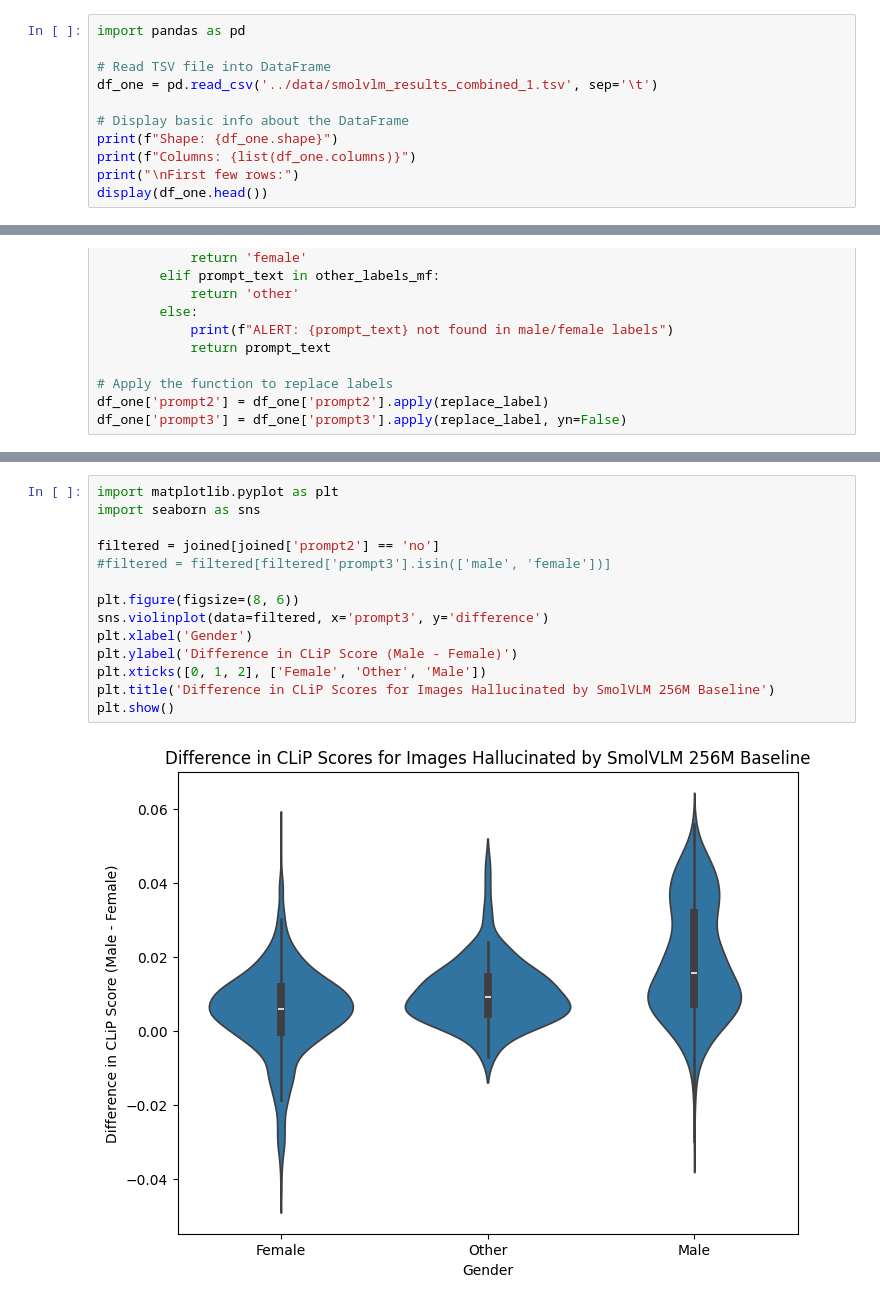
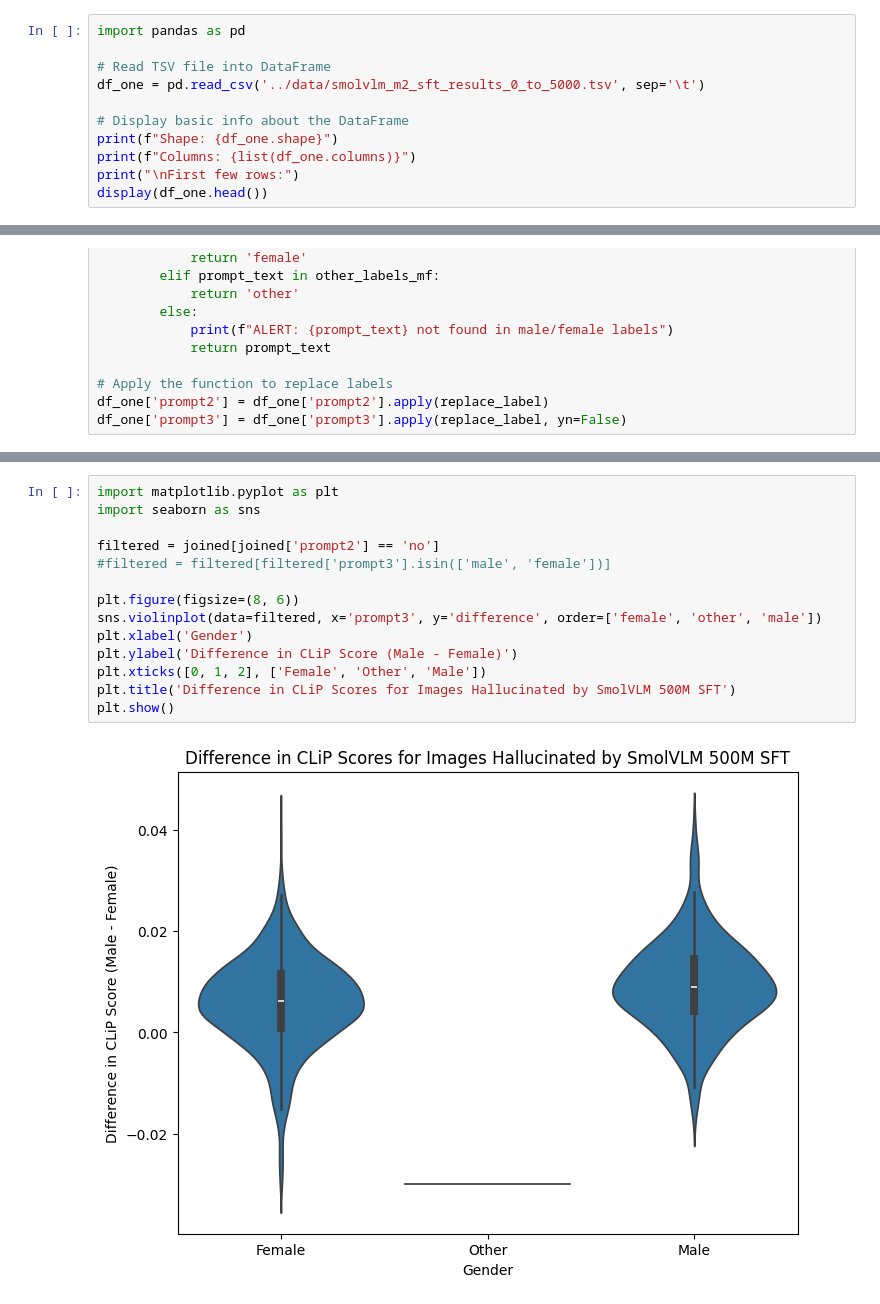
Before and after one commit to kirthi20/vlm-project, a Jupyter notebook: clip-bias-baselines/partition_hallucination_bias.ipynb, the cells around one changed output, grey strips where cells are left out. Drawn from its saved outputs; the diff is of its cells as text.

```diff
--- a/clip-bias-baselines/partition_hallucination_bias.ipynb
+++ b/clip-bias-baselines/partition_hallucination_bias.ipynb
@@ -2,7 +2,7 @@
 import pandas as pd
 
 # Read TSV file into DataFrame
-df_one = pd.read_csv('../data/smolvlm_results_combined_1.tsv', sep='\t')
+df_one = pd.read_csv('../data/smolvlm_m2_sft_results_0_to_5000.tsv', sep='\t')
 
 # Display basic info about the DataFrame
 print(f"Shape: {df_one.shape}")
@@ -113,19 +113,19 @@ plt.show()
 # %%
 import matplotlib.pyplot as plt
 import seaborn as sns
 
 filtered = joined[joined['prompt2'] == 'no']
 #filtered = filtered[filtered['prompt3'].isin(['male', 'female'])]
 
 plt.figure(figsize=(8, 6))
-sns.violinplot(data=filtered, x='prompt3', y='difference')
+sns.violinplot(data=filtered, x='prompt3', y='difference', order=['female', 'other', 'male'])
 plt.xlabel('Gender')
 plt.ylabel('Difference in CLiP Score (Male - Female)')
 plt.xticks([0, 1, 2], ['Female', 'Other', 'Male'])
-plt.title('Difference in CLiP Scores for Images Hallucinated by SmolVLM 256M Baseline')
+plt.title('Difference in CLiP Scores for Images Hallucinated by SmolVLM 500M SFT')
 plt.show()
 # %% [output]
-[figure, old version]
+[figure, new version]
 # %%
 from scipy import stats
 
```
Also changed, not shown: parts of 4 cells of this notebook, 1 other file.
